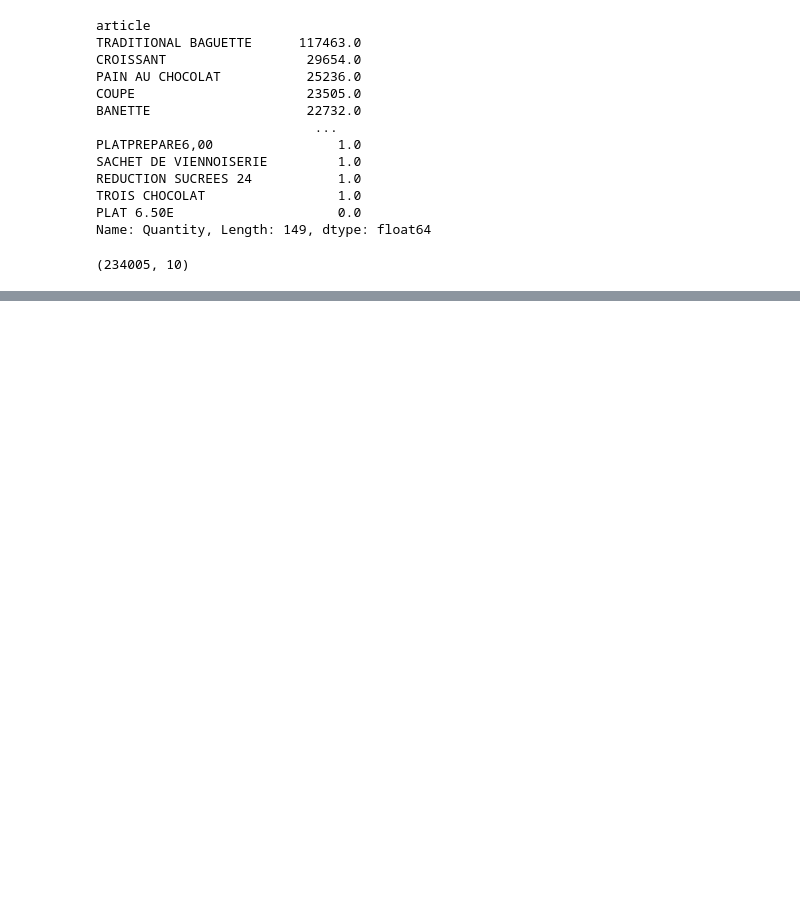
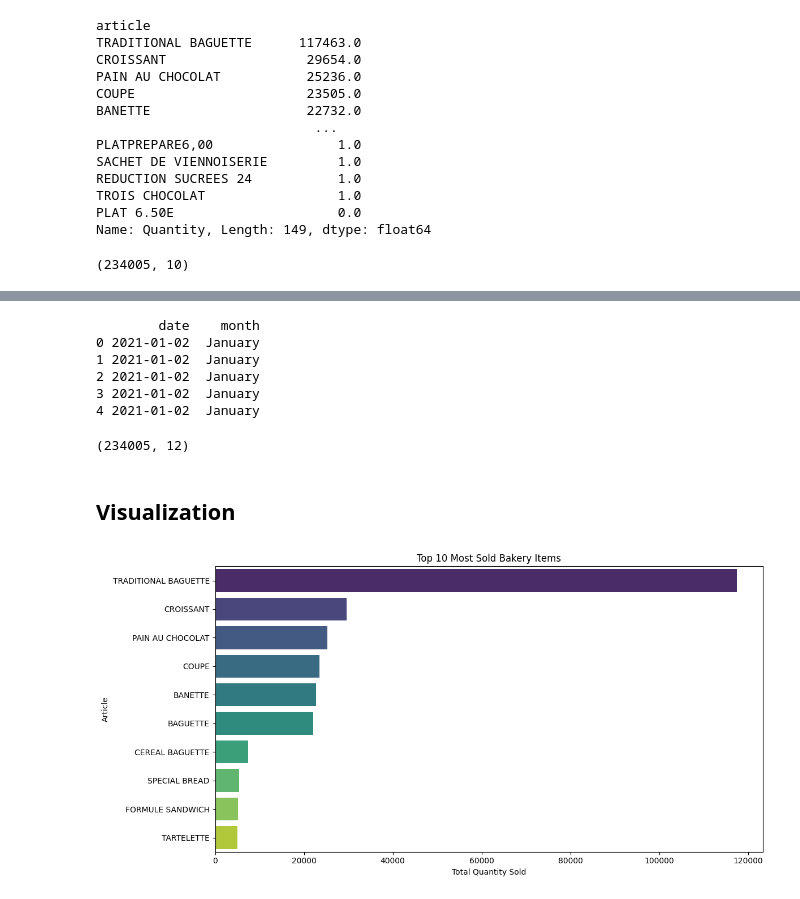
Before and after one commit to murad-02/French_Bakery_Daily_Sales, a Jupyter notebook: Notebook_File/bakery_sales.ipynb, the cells around one changed output, grey strips where cells are left out. Drawn from its saved outputs; the diff is of its cells as text; code cells hidden in the pictures; blank space fills up the shorter version.

Commit message:
created new features and started visualizing

```diff
--- a/Notebook_File/bakery_sales.ipynb
+++ b/Notebook_File/bakery_sales.ipynb
@@ -260,0 +300,40 @@ data.shape
+# %%
+# Ensure the 'date' column is in datetime format
+data['date'] = pd.to_datetime(data['date'])
+
+# Create a new column 'month' with the month name
+data['month'] = data['date'].dt.month_name()
+
+# Display the first few rows to check
+print(data[['date', 'month']].head())
+# %% [output]
+        date    month
+0 2021-01-02  January
+1 2021-01-02  January
+2 2021-01-02  January
+3 2021-01-02  January
+4 2021-01-02  January
+# %%
+data.shape
+# %% [output]
+(234005, 12)
+# %% [markdown]
+## Visualization
+# %%
+# Group by 'article' and sum the 'Quantity'
+product_sales = data.groupby('article')['Quantity'].sum().sort_values(ascending=False)
+
+# Select the top 10 most sold items
+top_n = 10
+top_products = product_sales.head(top_n).reset_index()
+
+# Plot using seaborn
+plt.figure(figsize=(12, 6))
+sns.barplot(data=top_products, x='Quantity', y='article', palette='viridis')
+plt.title(f'Top {top_n} Most Sold Bakery Items')
+plt.xlabel('Total Quantity Sold')
+plt.ylabel('Article')
+plt.tight_layout()
+plt.show()
+# %% [output]
+[figure, added]
```
Also changed, not shown: parts of 5 cells of this notebook.
